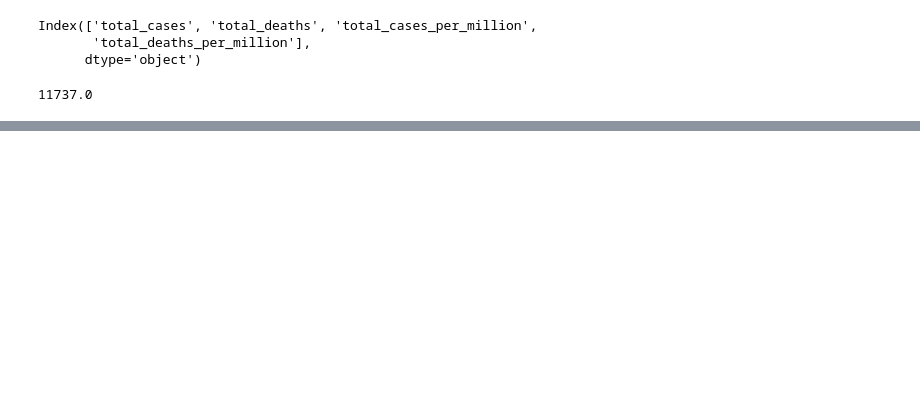
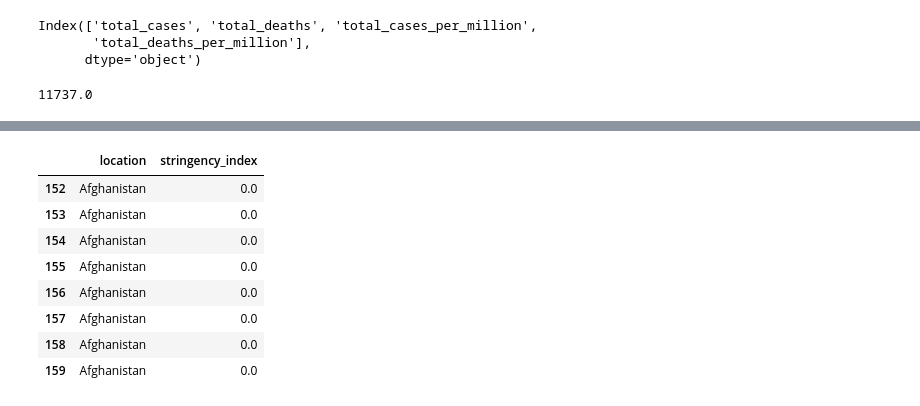
Before and after one commit to anishdass/Doing_covid, a Jupyter notebook: Doing_covid.ipynb, the cells around one changed output, grey strips where cells are left out. Saved outputs shown, nothing was run; the diff lists cells and outputs as text; code cells hidden in the pictures; blank space fills up the shorter version.

```diff
--- a/Doing_covid.ipynb
+++ b/Doing_covid.ipynb
@@ -238,0 +416,12 @@ df[df.location =='International'].total_cases.sum()
+# %%
+df[df.location == 'Afghanistan'][['location', 'stringency_index']].iloc[152:]
+# %% [output]
+|  | location | stringency_index |
+| 152 | Afghanistan | 0.0 |
+| 153 | Afghanistan | 0.0 |
+| 154 | Afghanistan | 0.0 |
+| 155 | Afghanistan | 0.0 |
+| 156 | Afghanistan | 0.0 |
+| 157 | Afghanistan | 0.0 |
+| 158 | Afghanistan | 0.0 |
+| 159 | Afghanistan | 0.0 |
```
Also changed, not shown: parts of 29 cells of this notebook.
